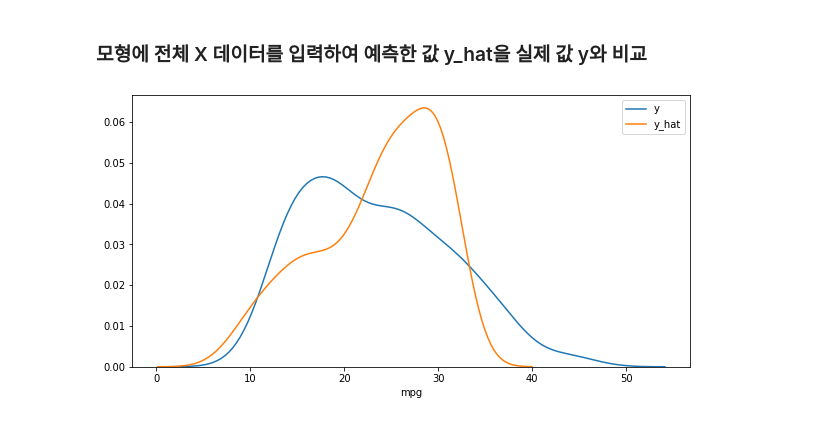
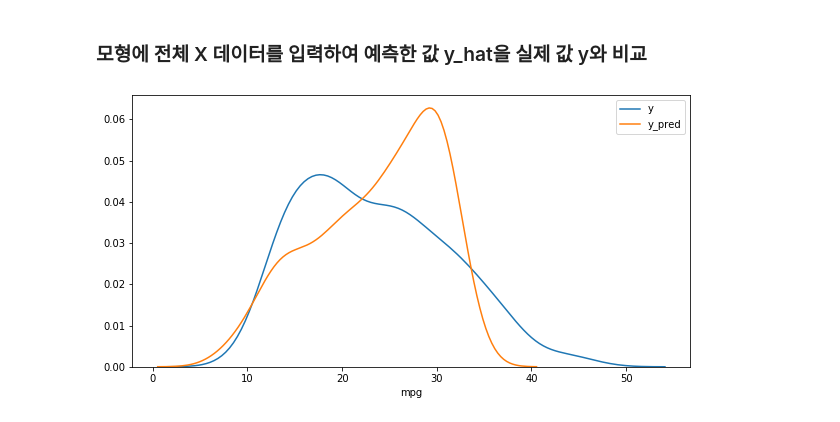
Before and after one commit to CodmingOut/AI_Mentoring, a Jupyter notebook: 002/Simple_linear_regression.ipynb, the cells around one changed output. Saved outputs shown, nothing was run; the diff lists cells and outputs as text; code cells hidden in the pictures.

```diff
--- a/002/Simple_linear_regression.ipynb
+++ b/002/Simple_linear_regression.ipynb
@@ -208,6 +260,6 @@ plt.close()
 # %%
-X=features[['weight', 'horsepower']]  #독립 변수 X
-y=features['mpg']       #종속 변수 Y
+X=df[['weight']]  #독립 변수 X
+y=df['mpg']       #종속 변수 Y
 # %%
 X
 # %% [output]
@@ -244,5 +296,5 @@ Name: mpg, Length: 392, dtype: float64
 # %%
 X_train, X_test, y_train, y_test = train_test_split(X,               #독립 변수
                                                     y,               #종속 변수
-                                                    test_size=0.2,   #검증 30%
+                                                    test_size=0.3,   #검증 30%
                                                     random_state=10) #랜덤 추출 값
@@ -320,12 +344,12 @@ y절편 b 46.710366257280086
 # %% [markdown]
 ### 모형에 전체 X 데이터를 입력하여 예측한 값 y_hat을 실제 값 y와 비교
 # %%
-y_hat = lr.predict(X)
+y_pred = lr.predict(X)
 # %%
 plt.figure(figsize=(10, 5))
 ax1 = sns.distplot(y, hist=False, label="y")
-ax2 = sns.distplot(y_hat, hist=False, label="y_hat", ax=ax1)
+ax2 = sns.distplot(y_pred, hist=False, label="y_pred", ax=ax1)
 plt.show()
 plt.close()
 # %% [output]
-[figure, old version]
+[figure, new version]
```
Also changed, not shown: parts of 10 cells of this notebook.
